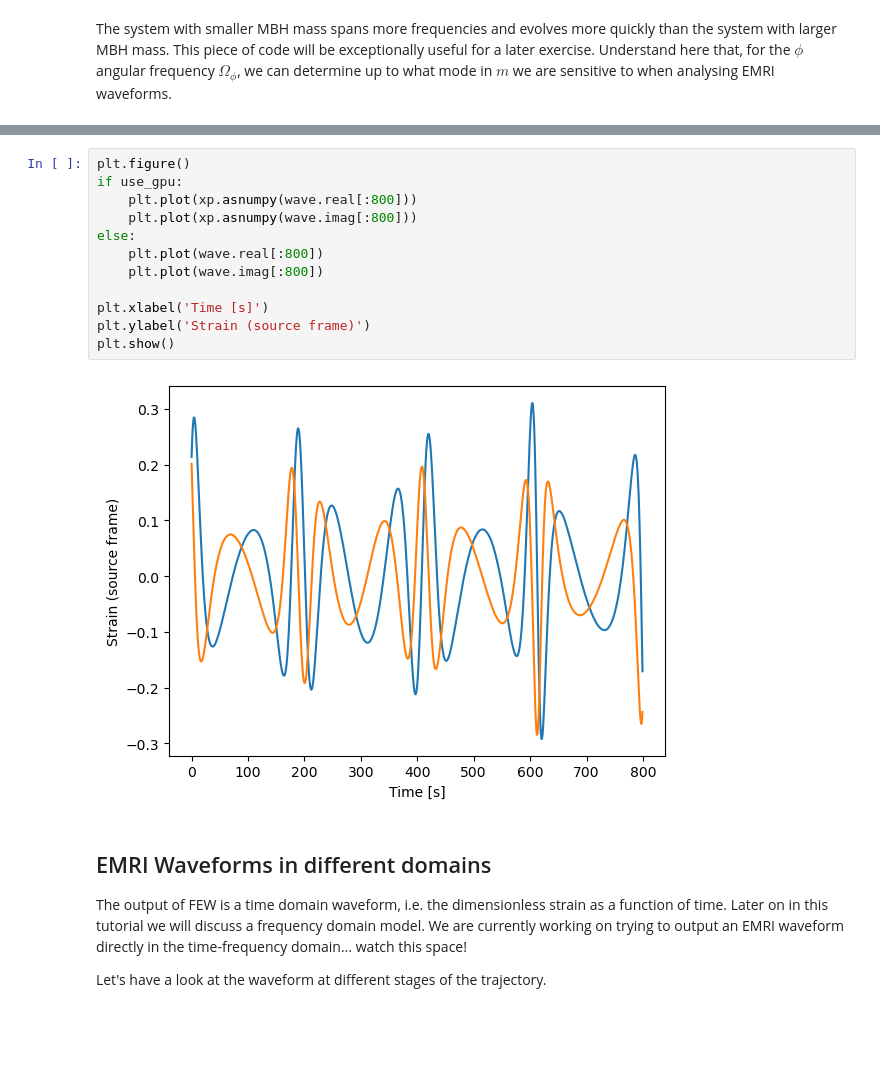
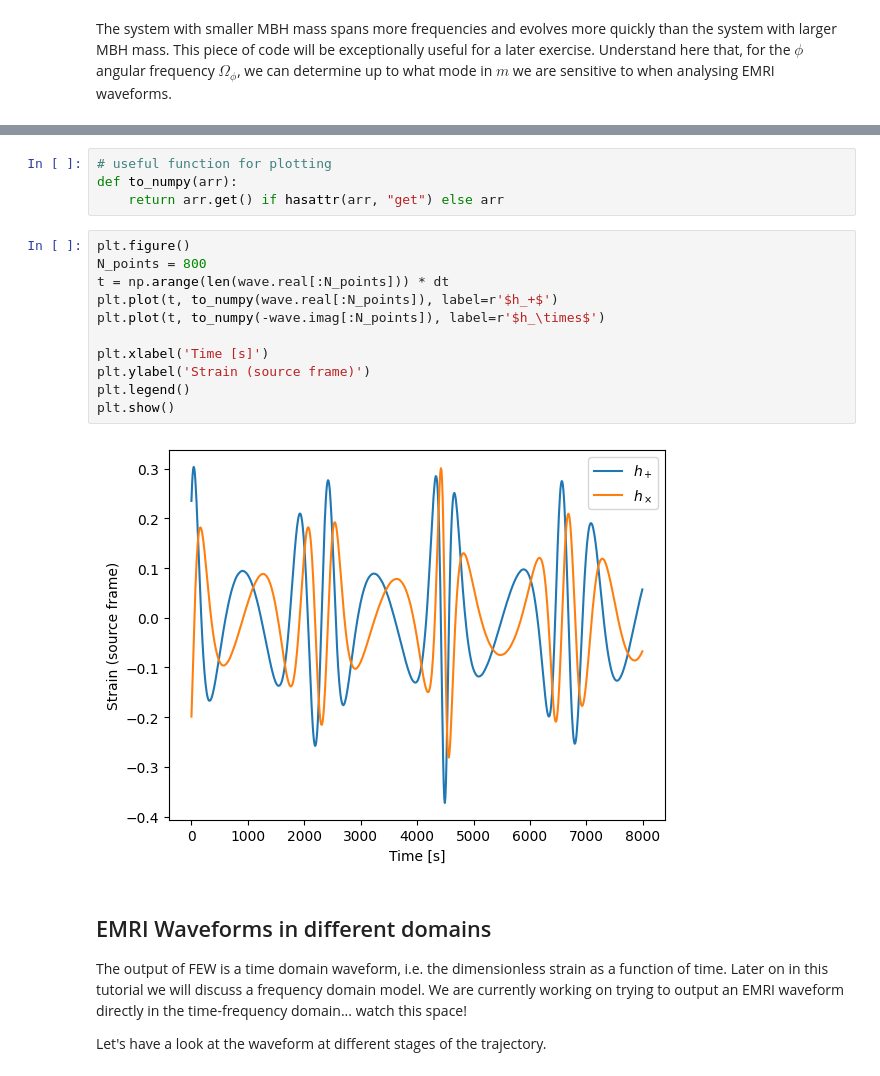
Before and after one commit to BertDepoorter/FEW-tutorial, a Jupyter notebook: FEW_tutorial.ipynb, the cells around one changed output, grey strips where cells are left out. Cells and saved outputs as stored; diff of their text form; blank space fills up the shorter version.

```diff
--- a/FEW_tutorial.ipynb
+++ b/FEW_tutorial.ipynb
@@ -911,20 +874,23 @@ dt = 10.0
 
 # generate waveform with source frame
 wave = few_gen(M, mu, a, p0, e0, 1.0, theta, phi, Phi_phi0=0.0,  dt=dt, T=0.1)  #  assumes dt = 10.0 for max T = 0.01 year
+# %%
+# useful function for plotting
+def to_numpy(arr):
+    return arr.get() if hasattr(arr, "get") else arr
 # %%
 plt.figure()
-if use_gpu:
-    plt.plot(xp.asnumpy(wave.real[:800]))
-    plt.plot(xp.asnumpy(wave.imag[:800]))
-else:
-    plt.plot(wave.real[:800])
-    plt.plot(wave.imag[:800])
+N_points = 800
+t = np.arange(len(wave.real[:N_points])) * dt
+plt.plot(t, to_numpy(wave.real[:N_points]), label=r'$h_+$')
+plt.plot(t, to_numpy(-wave.imag[:N_points]), label=r'$h_\times$')
 
 plt.xlabel('Time [s]')
 plt.ylabel('Strain (source frame)')
+plt.legend()
 plt.show()
 # %% [output]
-[figure, old version]
+[figure, new version]
 # %% [markdown]
 ## EMRI Waveforms in different domains
 The output of FEW is a time domain waveform, i.e. the dimensionless strain as a function of time. Later on in this tutorial we will discuss a frequency domain model. We are currently working on trying to output an EMRI waveform directly in the time-frequency domain... watch this space!
```
Also changed, not shown: parts of 61 cells of this notebook.
